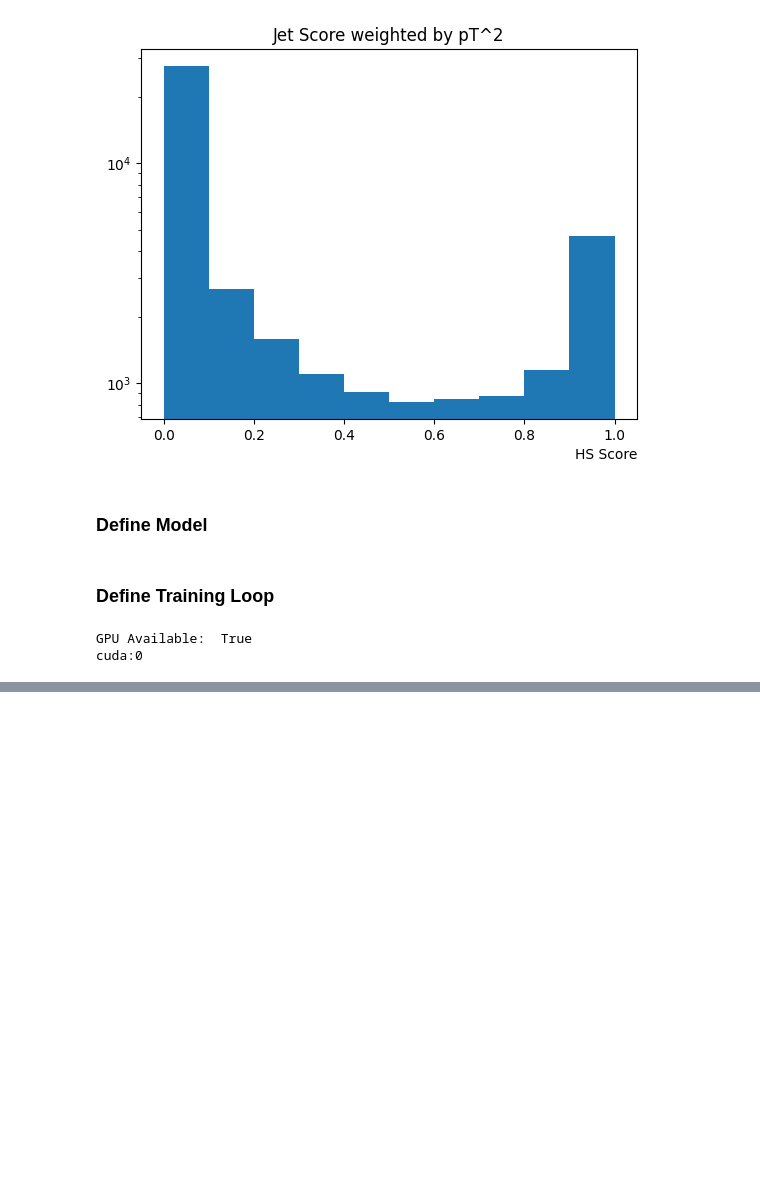
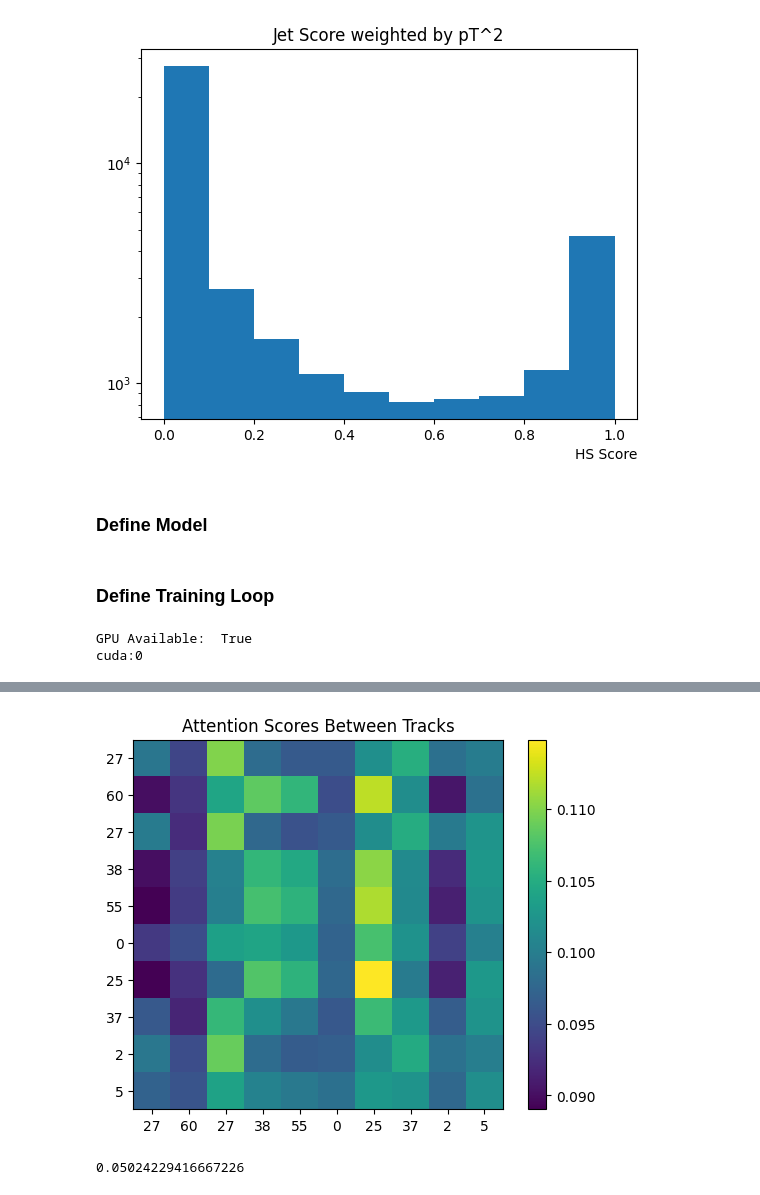
Before and after one commit to LukeV37/Pythia, a Jupyter notebook: Jet_Attention_Model.ipynb, the cells around one changed output, grey strips where cells are left out. Saved outputs shown, nothing was run; the diff lists cells and outputs as text; code cells hidden in the pictures; blank space fills up the shorter version.

```diff
--- a/Jet_Attention_Model.ipynb
+++ b/Jet_Attention_Model.ipynb
@@ -51,7 +52,6 @@ class Jet:
 ### Read Raw Data into Jet Class
 # %%
 num_jets = len(jet_pt)
-print(num_jets)
 
 Jets = []
 
@@ -74,4 +74,15 @@ for jet in range(num_jets):
             continue
         trk_feats = np.vstack((trk_feats, np.array([trk_pt[trk], trk_eta[trk], trk_phi[trk], trk_label[trk]], dtype=np.float32)))
     Jets.append(Jet(jet_feats,trk_feats[:,0:3],trk_feats[:,-1]))
+
+random.shuffle(Jets)
+
+Jets_training = Jets[0:int(0.6*num_jets)]
+Jets_validation = Jets[int(0.6*num_jets):int(0.7*num_jets)]
+Jets_testing = Jets[int(0.7*num_jets):-1]
+
+print()
+print("Training samples: ", len(Jets_training))
+print("Validation samples: ", len(Jets_validation))
+print("Testing samples: ", len(Jets_testing))
 # %% [output]
@@ -192,0 +221,34 @@ Epoch: 19       Loss: 0.0026
+# %%
+jet_no = 0
+
+model.eval()
+output, weights = model(Jets_testing[jet_no].jet_features.to(device), Jets_testing[jet_no].trk_features.to(device))
+plt.imshow(weights.detach().cpu().numpy())
+ticks = [x for x in range(len(Jets_testing[jet_no].trk_features))]
+tick_labels = []
+for trk in range(len(Jets_testing[jet_no].trk_features)):
+    tick_labels.append(int(Jets_testing[jet_no].trk_labels[trk]))
+plt.xticks(ticks, tick_labels)
+plt.yticks(ticks, tick_labels)
+plt.colorbar()
+plt.title("Attention Scores Between Tracks")
+plt.show()
+# %% [output]
+[figure, added]
+# %%
+model.eval()
+cumulative_loss_test = 0
+predicted_labels = []
+true_labels = []
+for entry in Jets_testing:
+    output, weights = model(entry.jet_features.to(device), entry.trk_features.to(device))
+    predicted_labels.append(1-float(output[0].detach().cpu().numpy()))
+    true_labels.append(1-float(entry.label[0].detach().numpy()))
+
+    loss=loss_fn(output, entry.label.to(device))
+    cumulative_loss_test+=loss.detach().cpu().numpy()
+cumulative_loss_test = cumulative_loss_test / len(Jets_testing)
+
+print(cumulative_loss_test)
+# %% [output]
+0.05024229416667226
```
Also changed, not shown: parts of 9 cells of this notebook.
